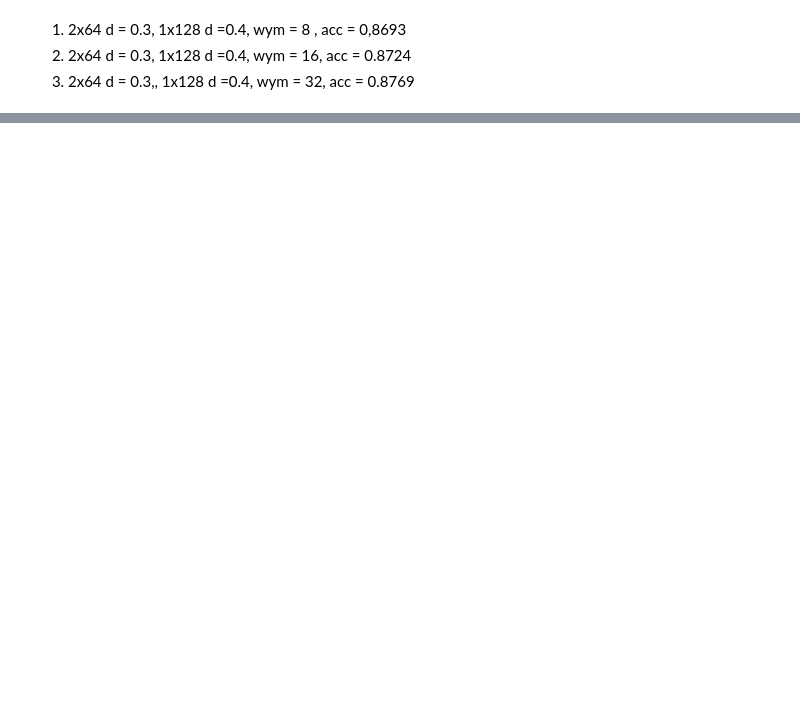
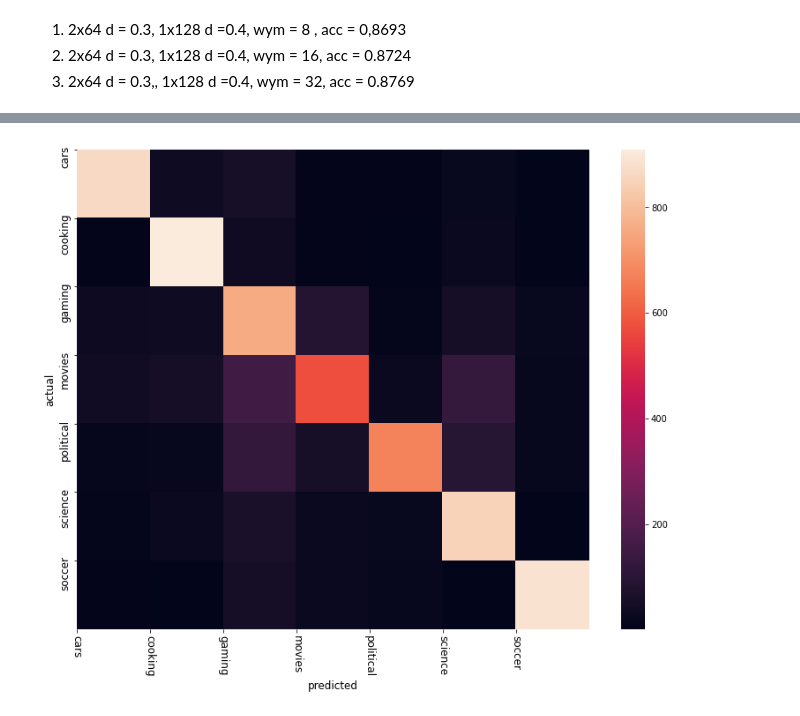
Before and after one commit to PiotrKapusta135/RedditClassifier, a Jupyter notebook: Reddit_Classifier.ipynb, the cells around one changed output, grey strips where cells are left out. Saved outputs shown, nothing was run; the diff lists cells and outputs as text; code cells hidden in the pictures; blank space fills up the shorter version.

```diff
--- a/Reddit_Classifier.ipynb
+++ b/Reddit_Classifier.ipynb
@@ -199,7 +220,7 @@ X = sequence.pad_sequences(X, maxlen=70)
 y = to_categorical(y)
 X_train, X_val, y_train, y_val = train_test_split(X, y, test_size=.20, shuffle=True)
 
-X_test = test['Titles']
+X_test = test['Title']
 y_test = test['Category']
 X_test = sequence.pad_sequences(X_test, maxlen = 70)
 y_test = to_categorical(y_test)
@@ -231,2 +268,4 @@ history = model.fit(X_train, y_train, epochs = 10, batch_size=128,validation_dat
+# %%
+model = tf.keras.models.load_model('/content/2804.h5')
 # %% [markdown]
 1. Word2Vec
@@ -261,0 +309,4 @@ model.evaluate(X_test, y_test)
+# %%
+y_pred = model.predict(X_test)
+y_pred = y_pred.argmax(1)
+y_test = y_test.argmax(1)
@@ -261,0 +315,2 @@ model.evaluate(X_test, y_test)
+# %%
+cf = tf.math.confusion_matrix(y_test, y_pred)
@@ -261,0 +328,10 @@ model.evaluate(X_test, y_test)
+# %%
+plt.figure(figsize=(13,10))
+sns.heatmap(cf)
+plt.yticks(list(np.arange(7)), titles_categories, size=12, rotation=90)
+plt.xticks(list(np.arange(7)), titles_categories, size=12, rotation=270)
+plt.xlabel('predicted', size=12)
+plt.ylabel('true', size=12)
+plt.show()
+# %% [output]
+[figure, added]
```
Also changed, not shown: parts of 23 cells of this notebook.
